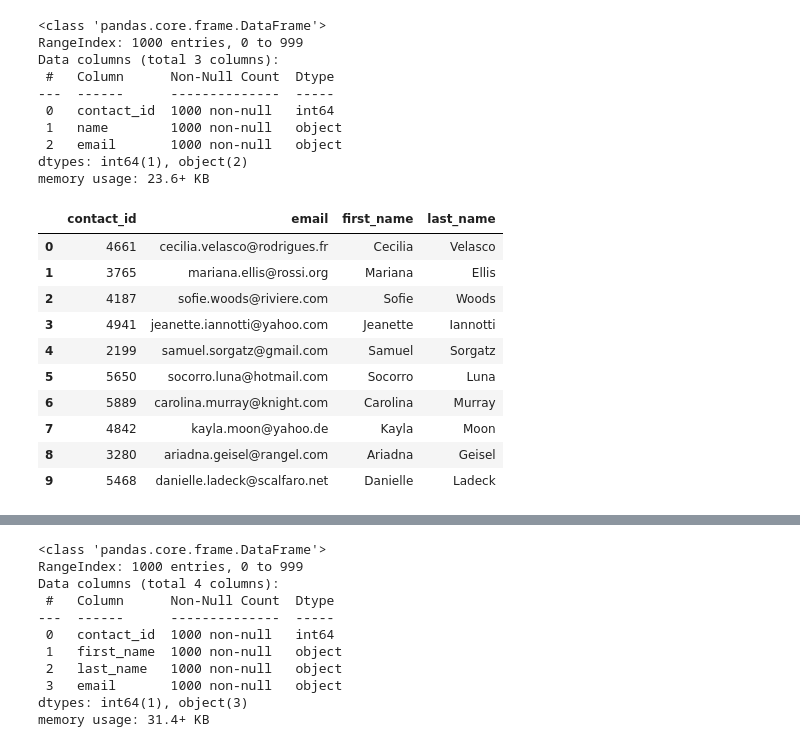
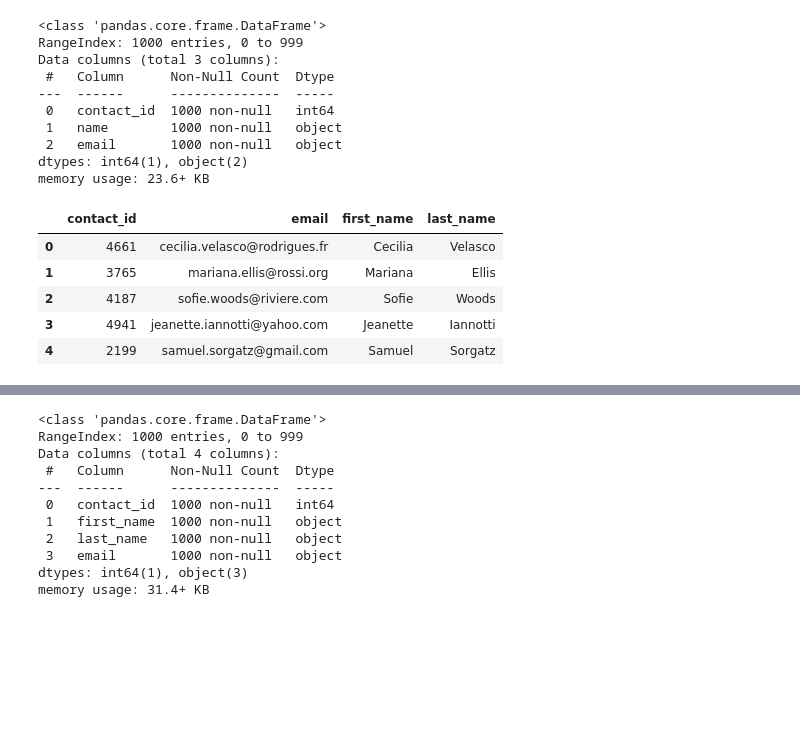
Before and after one commit to xlivia/project2, a Jupyter notebook: ETL_Mini_Project_Starter_Code.ipynb, the cells around one changed output, grey strips where cells are left out. Saved outputs shown, nothing was run; the diff lists cells and outputs as text; code cells hidden in the pictures; blank space fills up the shorter version.

```diff
--- a/ETL_Mini_Project_Starter_Code.ipynb
+++ b/ETL_Mini_Project_Starter_Code.ipynb
@@ -310,15 +312,25 @@ Then export the DataFrame as a `contacts.csv` CSV file.
 # Iterate through the contact_info_df and convert each row to a dictionary.
 import json
 dict_values = []
+skip_first = True
 
+for _, row in contact_info_df.iterrows():
+    if skip_first:
+        skip_first = False
+        continue
+    contact_dict = {}
+    for column in contact_info_df.columns:
+        contact_dict = list(json.loads(row[column]).values())
+    dict_values.append(contact_dict)
 
 # Print out the list of values for each row.
 print(dict_values)
 # %% [output]
 [[4661, 'Cecilia Velasco', 'cecilia.velasco@rodrigues.fr'], [3765, 'Mariana Ellis', 'mariana.ellis@rossi.org'], [4187, 'Sofie Woods', 'sofie.woods@riviere.com'], [4941, 'Jeanette Iannotti', 'jeanette. ...
 # %%
-# Create a contact_info DataFrame and add each list of values, i.e., each row
-# to the 'contact_id', 'name', 'email' columns.
+# Create a contact_info DataFrame and add each list of values, i.e., each row to the 'contact_id', 'name', 'email' columns.
+contact_info = pd.DataFrame(dict_values, columns=['contact_id', 'name', 'email'])
+contact_info.head()
 # %% [output]
 |  | contact_id | name | email |
 | 0 | 4661 | Cecilia Velasco | cecilia.velasco@rodrigues.fr |
@@ -341,18 +354,17 @@ dtypes: int64(1), object(2)
 memory usage: 23.6+ KB
 # %%
 # Create a "first"name" and "last_name" column with the first and last names from the "name" column.
-
+contacts_df_clean = contact_info.copy()
+contacts_df_clean[['first_name', 'last_name']] = contacts_df_clean['name'].str.split(' ', n=1, expand=True)
 
 # Drop the contact_name column
+contacts_df_clean.drop('name', axis=1, inplace=True)
+
+contacts_df_clean.head()
 # %% [output]
 |  | contact_id | email | first_name | last_name |
 | 0 | 4661 | cecilia.velasco@rodrigues.fr | Cecilia | Velasco |
 | 1 | 3765 | mariana.ellis@rossi.org | Mariana | Ellis |
 | 2 | 4187 | sofie.woods@riviere.com | Sofie | Woods |
 | 3 | 4941 | jeanette.iannotti@yahoo.com | Jeanette | Iannotti |
 | 4 | 2199 | samuel.sorgatz@gmail.com | Samuel | Sorgatz |
-| 5 | 5650 | socorro.luna@hotmail.com | Socorro | Luna |
-| 6 | 5889 | carolina.murray@knight.com | Carolina | Murray |
-| 7 | 4842 | kayla.moon@yahoo.de | Kayla | Moon |
-| 8 | 3280 | ariadna.geisel@rangel.com | Ariadna | Geisel |
-| 9 | 5468 | danielle.ladeck@scalfaro.net | Danielle | Ladeck |
```
Also changed, not shown: parts of 6 cells of this notebook, 1 other file.
